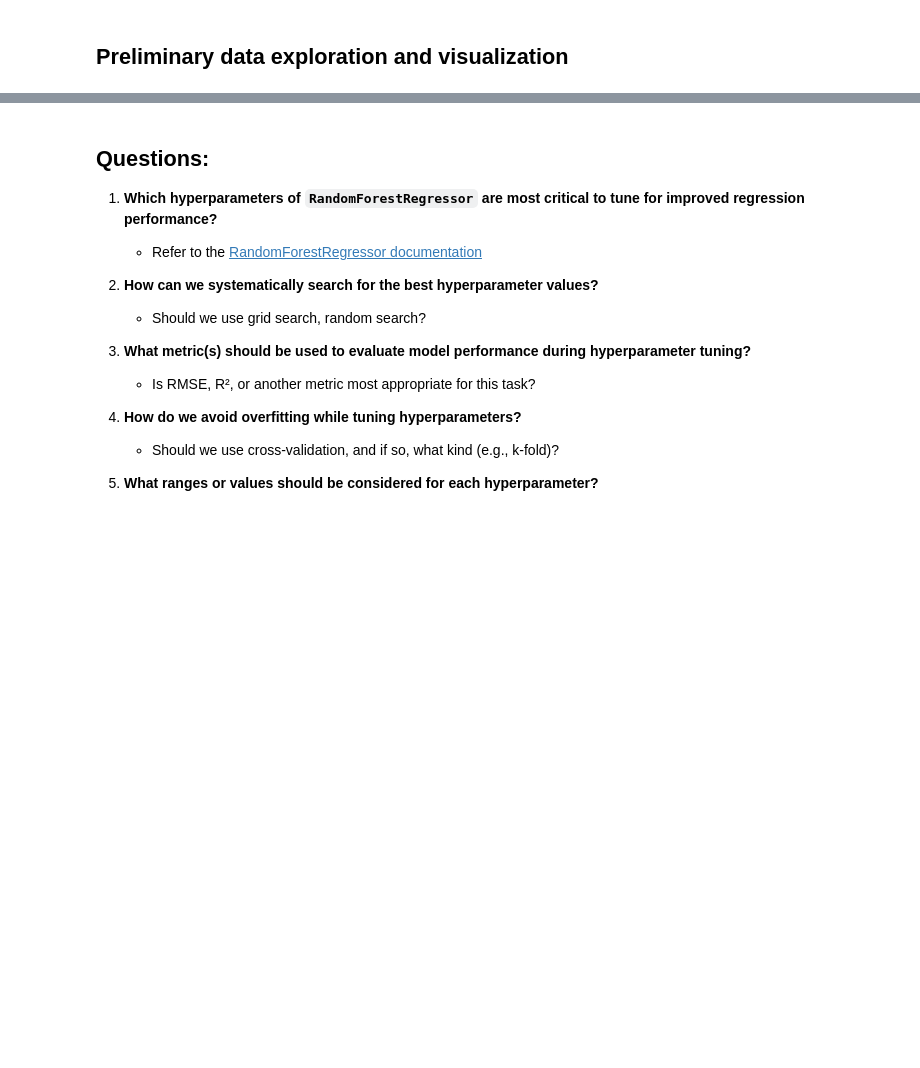
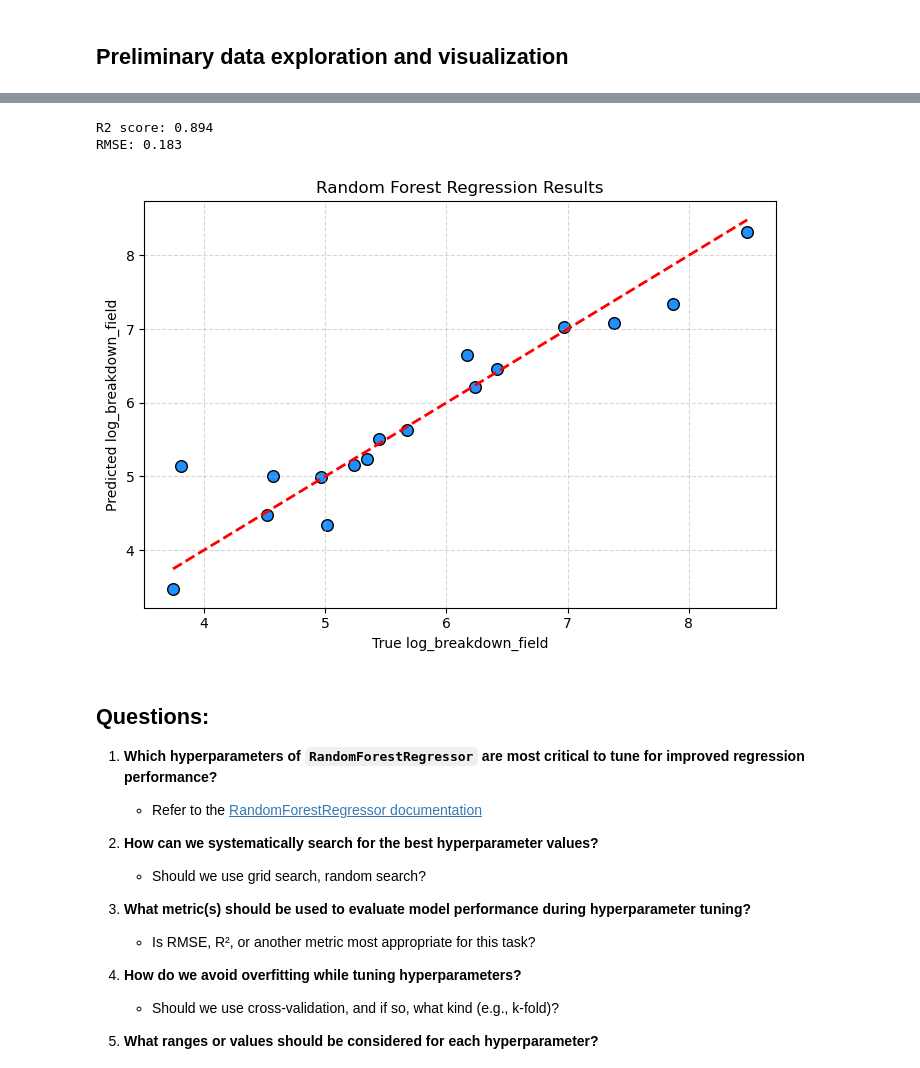
Before and after one commit to ilyes0702/ai4materials_and_chemistry, a Jupyter notebook: ai4mat2025/week2/week2_regressor.ipynb, the cells around one changed output, grey strips where cells are left out. Cells and saved outputs as stored; diff of their text form; code cells hidden in the pictures; blank space fills up the shorter version.

```diff
--- a/ai4mat2025/week2/week2_regressor.ipynb
+++ b/ai4mat2025/week2/week2_regressor.ipynb
@@ -13,7 +13,7 @@
 - The dataset is a CSV file containing chemicals and their associated features.
 # %%
 import pandas as pd
-df=pd.read_csv("path/to/data_regression.csv")
+df=pd.read_csv("data_regression.csv")
 # %%
 print(df.head())
 print(df.info())
@@ -113,34 +171,42 @@ X_train, X_test, y_train, y_test = train_test_split(X, y, test_size=0.2, random_
 # %%
 from sklearn.ensemble import RandomForestRegressor
 from sklearn.metrics import r2_score, mean_squared_error
+from sklearn.linear_model import LinearRegression
 import numpy as np
 
 import matplotlib.pyplot as plt
 
 # Train a regressor
-reg = RandomForestRegressor(random_state=42)
+reg = RandomForestRegressor(random_state=42, n_estimators=1)
+reg.fit(X_train, y_train)
+
+reg = LinearRegression()
 reg.fit(X_train, y_train)
 
 # Predict
 y_pred = reg.predict(X_test)
 
 # Metrics
 r2 = r2_score(y_test, y_pred)
 rmse = mean_squared_error(y_test, y_pred)
 
 print(f"R2 score: {r2:.3f}")
 print(f"RMSE: {rmse:.3f}")
 
 # Plot
 plt.figure(figsize=(7,5))
 plt.scatter(y_test, y_pred, color='dodgerblue', edgecolor='k', s=70)
 plt.plot([y_test.min(), y_test.max()], [y_test.min(), y_test.max()], 'r--', lw=2)
 plt.xlabel("True log_breakdown_field")
 plt.ylabel("Predicted log_breakdown_field")
 plt.title("Random Forest Regression Results")
 plt.grid(True, linestyle='--', alpha=0.5)
 plt.tight_layout()
 plt.show()
+# %% [output]
+R2 score: 0.894
+RMSE: 0.183
+[figure, added]
 # %% [markdown]
 ## Questions:
 
```
Also changed, not shown: parts of 10 cells of this notebook, 1 other file.
